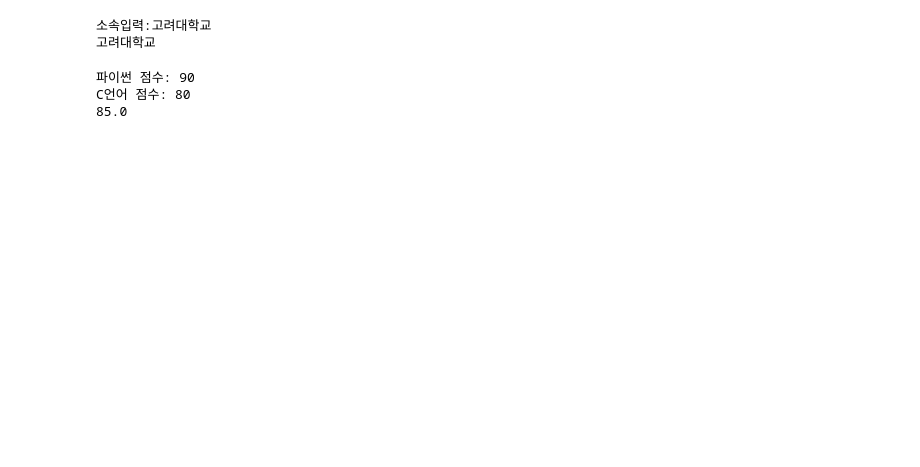
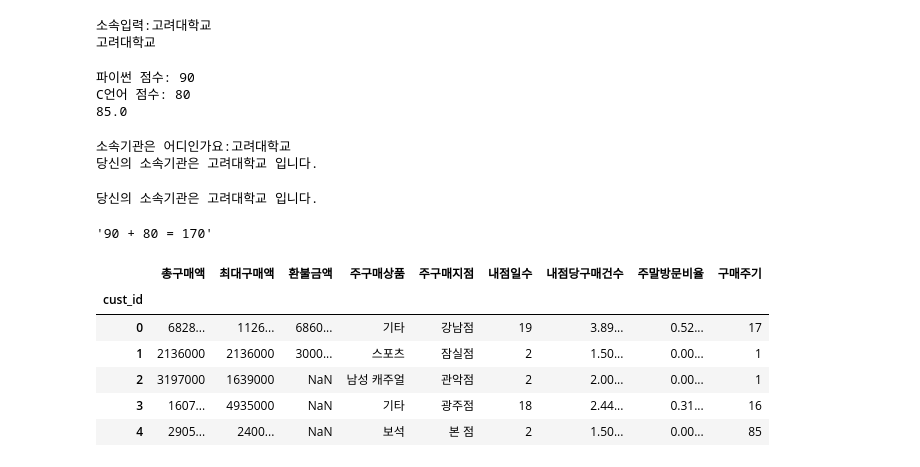
Before and after one commit to HongSeongMo/Bigdata_Analysis_Professional, a Jupyter notebook: 241008.ipynb, the cells around one changed output. Saved outputs shown, nothing was run; the diff lists cells and outputs as text; code cells hidden in the pictures; blank space fills up the shorter version.

```diff
--- a/241008.ipynb
+++ b/241008.ipynb
@@ -14,3 +14,31 @@ print((x+y)/2)
 파이썬 점수: 90
 C언어 점수: 80
 85.0
+# %%
+inst = input('소속기관은 어디인가요:')
+print('당신의 소속기관은', inst, '입니다.')
+# %% [output]
+소속기관은 어디인가요:고려대학교
+당신의 소속기관은 고려대학교 입니다.
+# %%
+print('당신의 소속기관은 %s' % inst, '입니다.')
+# %% [output]
+당신의 소속기관은 고려대학교 입니다.
+# %%
+f'{x} + {y} = {x+y}'
+# %% [output]
+'90 + 80 = 170'
+# %%
+import pandas as pd
+df = pd.read_csv('/content/drive/MyDrive/Colab Notebooks/sale.csv', encoding='euc-kr', header=0, index_col=0)
+pd.options.display.max_colwidth = 8
+pd.options.display.max_columns = None
+df.head()
+# %% [output]
+|  | 총구매액 | 최대구매액 | 환불금액 | 주구매상품 | 주구매지점 | 내점일수 | 내점당구매건수 | 주말방문비율 | 구매주기 |
+| cust_id |  |  |  |  |  |  |  |  |  |
+| 0 | 6828... | 1126... | 6860... | 기타 | 강남점 | 19 | 3.89... | 0.52... | 17 |
+| 1 | 2136000 | 2136000 | 3000... | 스포츠 | 잠실점 | 2 | 1.50... | 0.00... | 1 |
+| 2 | 3197000 | 1639000 | NaN | 남성 캐주얼 | 관악점 | 2 | 2.00... | 0.00... | 1 |
+| 3 | 1607... | 4935000 | NaN | 기타 | 광주점 | 18 | 2.44... | 0.31... | 16 |
+| 4 | 2905... | 2400... | NaN | 보석 | 본 점 | 2 | 1.50... | 0.00... | 85 |
```
Also changed, not shown: parts of 28 cells of this notebook.
